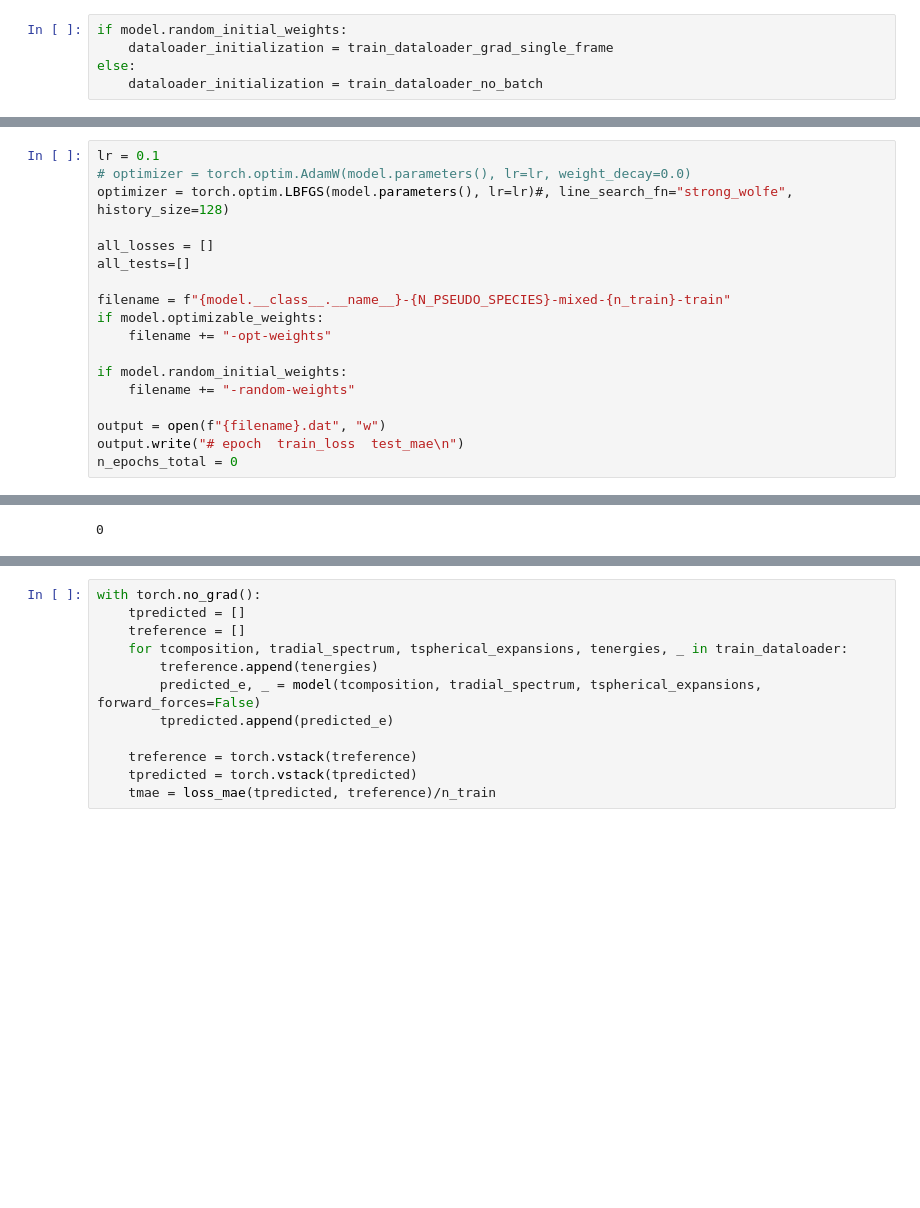
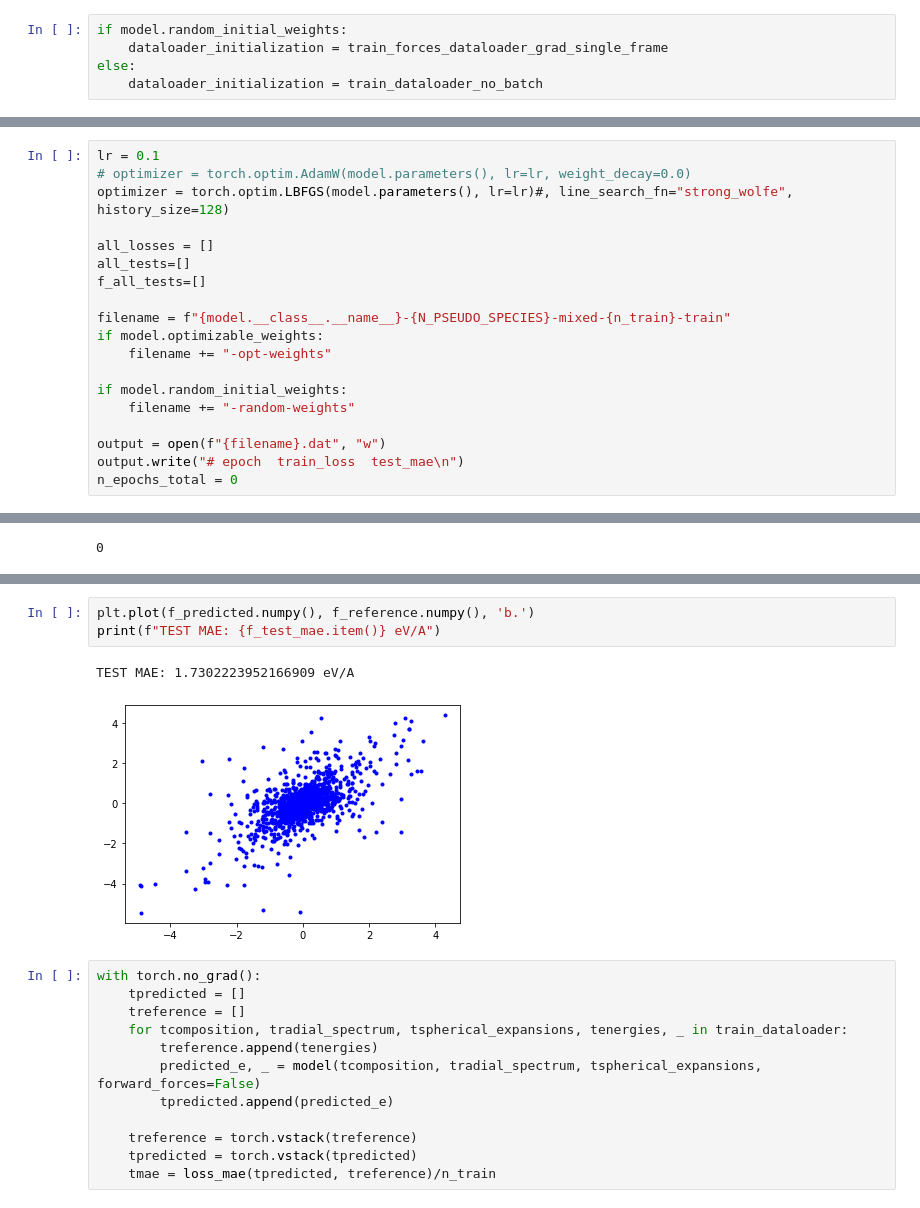
Before and after one commit to Luthaf/alchemical-learning, a Jupyter notebook: HEAs-multi-body-order.ipynb, the cells around one changed output, grey strips where cells are left out. Saved outputs shown, nothing was run; the diff lists cells and outputs as text; blank space fills up the shorter version.

Commit message:
Force fit MIXED WITH ENERGIES!!!!

```diff
--- a/HEAs-multi-body-order.ipynb
+++ b/HEAs-multi-body-order.ipynb
@@ -383,7 +409,7 @@ MultiBodyOrderModel(
 )
 # %%
 if model.random_initial_weights:
-    dataloader_initialization = train_dataloader_grad_single_frame
+    dataloader_initialization = train_forces_dataloader_grad_single_frame
 else:
     dataloader_initialization = train_dataloader_no_batch
 # %%
@@ -419,6 +433,7 @@ optimizer = torch.optim.LBFGS(model.parameters(), lr=lr)#, line_search_fn="stron
 
 all_losses = []
 all_tests=[]
+f_all_tests=[]
 
 filename = f"{model.__class__.__name__}-{N_PSEUDO_SPECIES}-mixed-{n_train}-train"
 if model.optimizable_weights:
@@ -545,3 +600,9 @@ TEST MAE: 1.5366454954265945 eV/at
+# %%
+plt.plot(f_predicted.numpy(), f_reference.numpy(), 'b.')
+print(f"TEST MAE: {f_test_mae.item()} eV/A")
+# %% [output]
+TEST MAE: 1.7302223952166909 eV/A
+[figure, added]
 # %%
 with torch.no_grad():
     tpredicted = []
```
Also changed, not shown: parts of 15 cells of this notebook, 2 other files.
